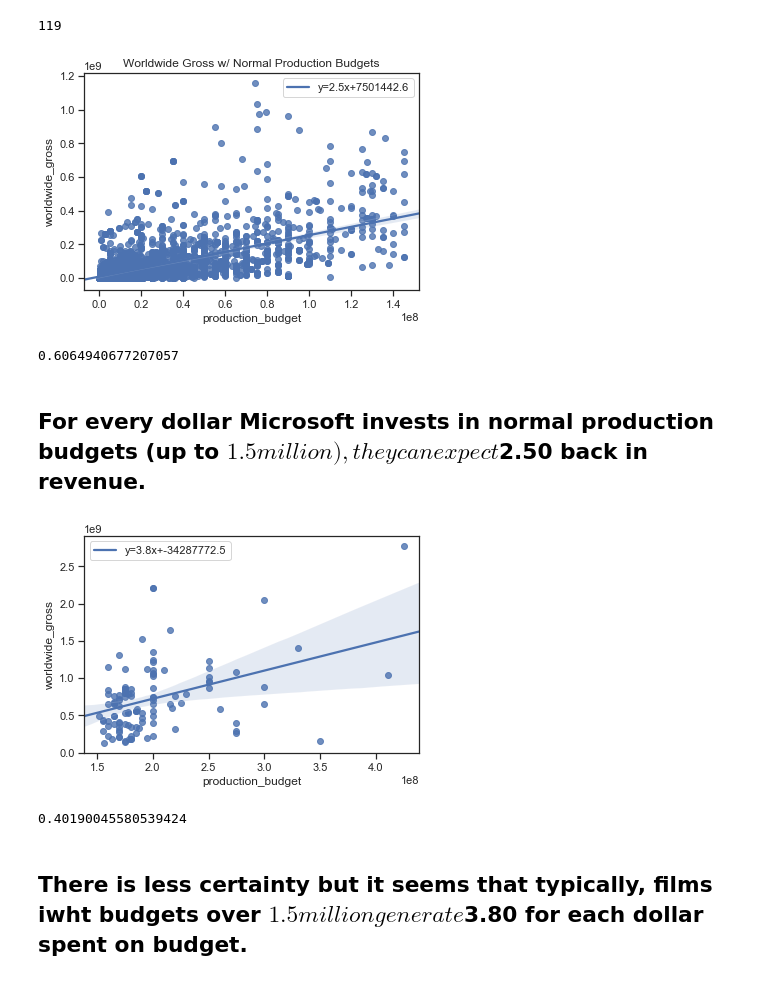
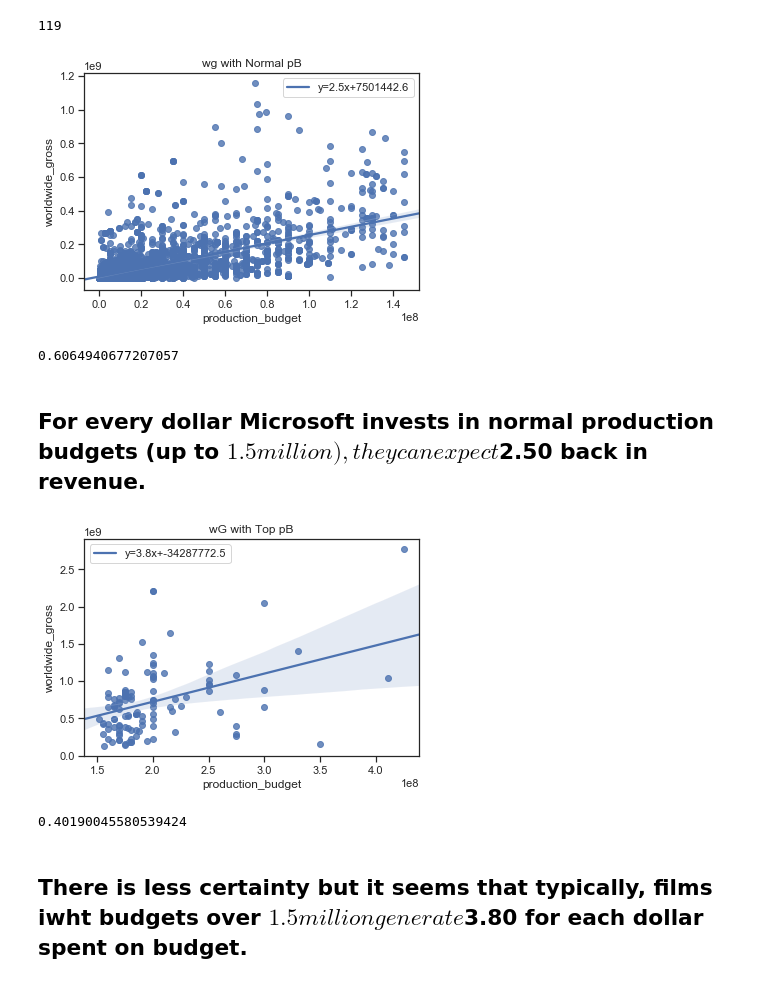
Before and after one commit to ElliotEvins/microsoft-movie-analysis-project, a Jupyter notebook: ipynb files/q1_follow_the_money.ipynb, the cells around one changed output. Saved outputs shown, nothing was run; the diff lists cells and outputs as text; code cells hidden in the pictures.

Commit message:
first-round-visuals

```diff
--- a/ipynb files/q1_follow_the_money.ipynb
+++ b/ipynb files/q1_follow_the_money.ipynb
@@ -178,26 +178,26 @@ normal_budgets = money_chungus.loc[big_chungus['production_budget'] < 150_000_00
 slope, intercept, r_value, p_value, std_err = stats.linregress(normal_budgets['production_budget'],normal_budgets['worldwide_gross'])
 ax = sns.regplot(x="production_budget", y="worldwide_gross", data=normal_budgets, color='b',
  line_kws={'label':"y={0:.1f}x+{1:.1f}".format(slope,intercept)})
-ax.set_title('Worldwide Gross w/ Normal Production Budgets')
+ax.set_title('wg with Normal pB')
 ax.legend()
 plt.show()
 print(r_value)
 # %% [output]
-[figure, old version]
+[figure, new version]
 0.6064940677207057
 # %% [markdown]
 ## For every dollar Microsoft invests in normal production budgets (up to $1.5 million), they can expect $2.50 back in revenue.
 # %%
 #Does this hold true for big budget movies?
 slope, intercept, r_value, p_value, std_err = stats.linregress(top_budgets['production_budget'],top_budgets['worldwide_gross'])
 axtop = sns.regplot(x="production_budget", y="worldwide_gross", data=top_budgets, color='b',
  line_kws={'label':"y={0:.1f}x+{1:.1f}".format(slope,intercept)})
 axtop.legend()
-ax.set_title('Worldwide Gross w/ Top Production Budgets')
+axtop.set_title('wG with Top pB')
 plt.show()
 print(r_value)
 # %% [output]
-[figure, old version]
+[figure, new version]
 0.40190045580539424
 # %% [markdown]
 ## There is less certainty but it seems that typically, films iwht budgets over $1.5 million generate $3.80 for each dollar spent on budget.
```
Also changed, not shown: parts of 1 cell of this notebook, 3 other files.
